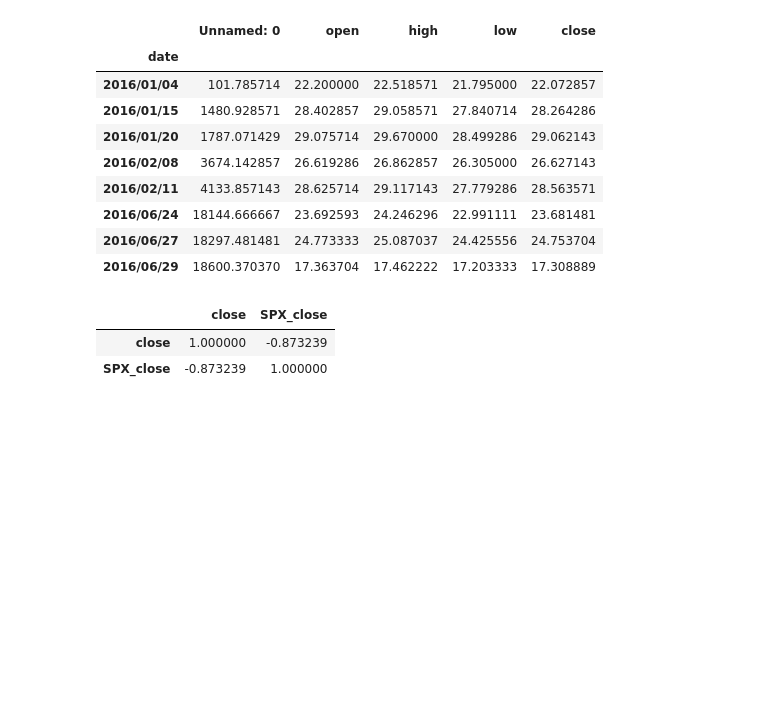
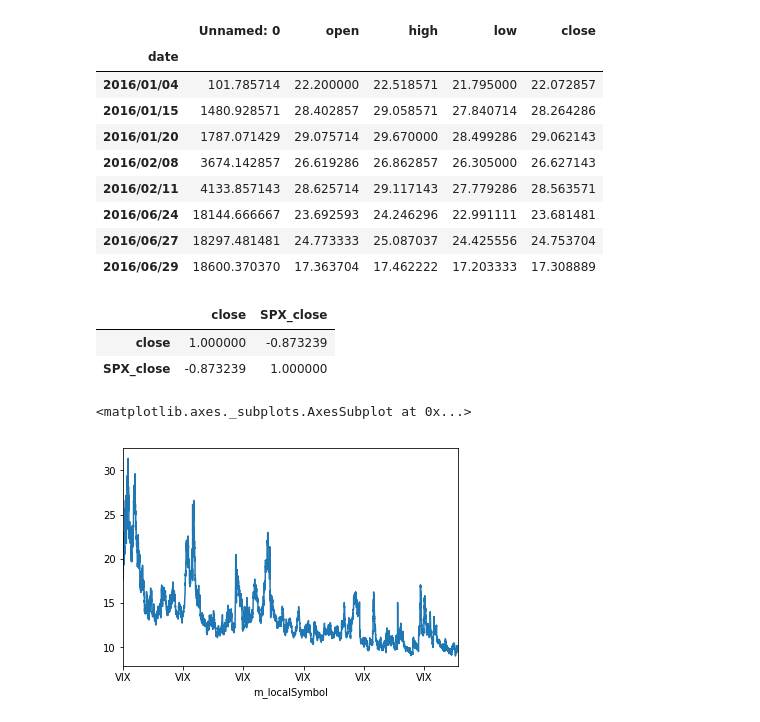
Before and after one commit to bigbaiwhite/arc_stone_project, a Jupyter notebook: arc_stone_project/arc_stone_project.ipynb, the cells around one changed output. Cells and saved outputs as stored; diff of their text form; code cells hidden in the pictures; blank space fills up the shorter version.

```diff
--- a/arc_stone_project/arc_stone_project.ipynb
+++ b/arc_stone_project/arc_stone_project.ipynb
@@ -67,3 +90,8 @@ VIX_daily[abs(SPX_daily.close.pct_change()) > 0.02][["close","SPX_close"]].corr(
 |  | close | SPX_close |
 | close | 1.000000 | -0.873239 |
 | SPX_close | -0.873239 | 1.000000 |
+# %%
+orig_data.loc['VIX'].open.plot()
+# %% [output]
+<matplotlib.axes._subplots.AxesSubplot at 0x...>
+[figure, added]
```
Also changed, not shown: parts of 9 cells of this notebook.
